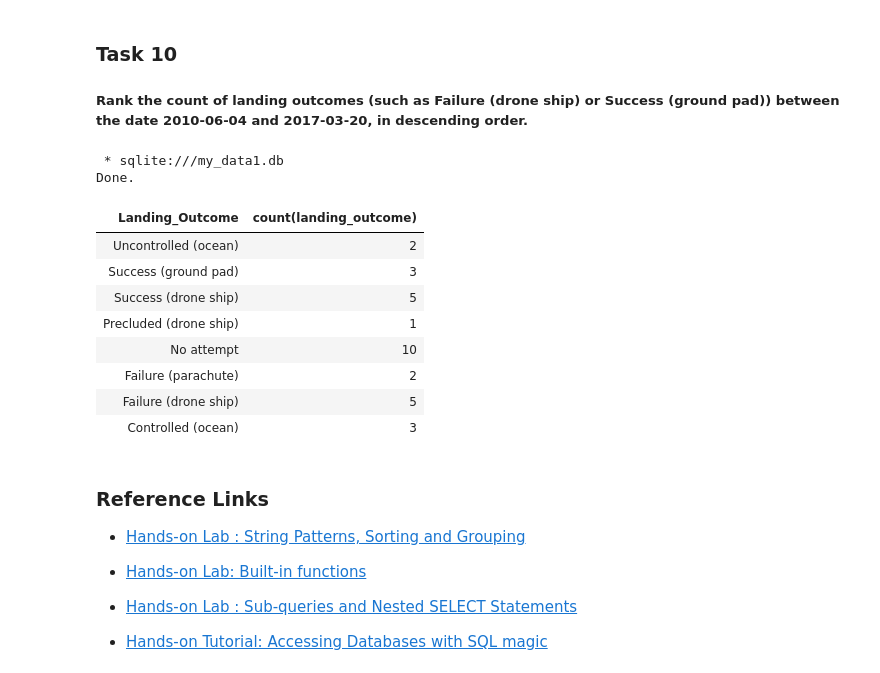
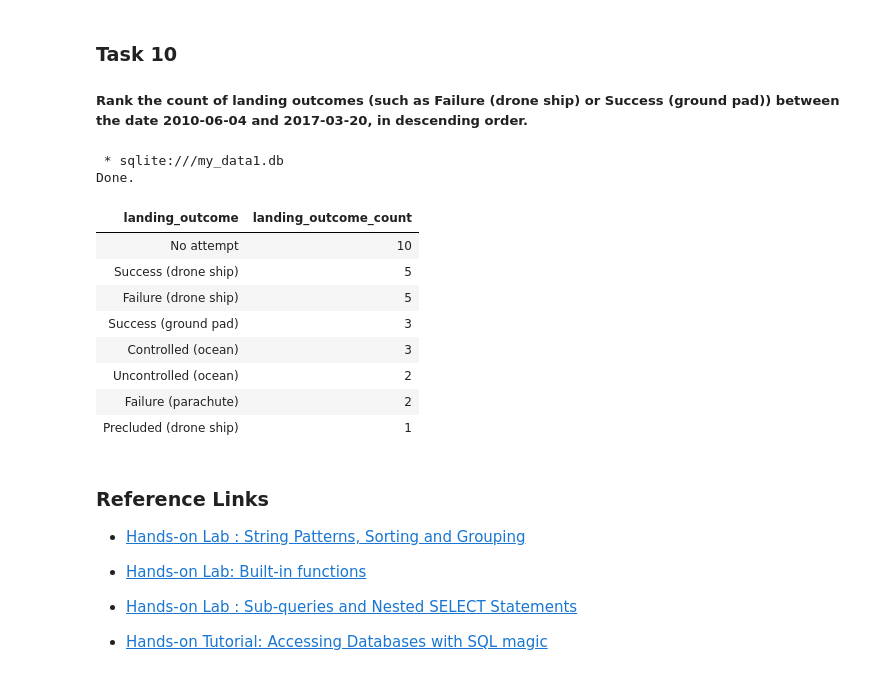
Before and after one commit to SruthiHareram16/SpaceY, a Jupyter notebook: jupyter-labs-eda-sql-coursera_sqllite.ipynb, the cells around one changed output. Saved outputs shown, nothing was run; the diff lists cells and outputs as text; code cells hidden in the pictures.

```diff
--- a/jupyter-labs-eda-sql-coursera_sqllite.ipynb
+++ b/jupyter-labs-eda-sql-coursera_sqllite.ipynb
@@ -326,19 +336,24 @@ Done.
 
 ##### Rank the count of landing outcomes (such as Failure (drone ship) or Success (ground pad)) between the date 2010-06-04 and 2017-03-20, in descending order.
 # %%
-%sql select distinct landing_outcome, count(landing_outcome) from spacextable where date between '2010-06-04' and '2017-03-20' group by landing_outcome Order by landing_outcome desc
+%%sql
+    select distinct landing_outcome as landing_outcome , count(landing_outcome) as landing_outcome_count
+    from spacextable
+    where date between '2010-06-04' and '2017-03-20'
+    group by landing_outcome
+    Order by landing_outcome_count desc
 # %% [output]
  * sqlite:///my_data1.db
 Done.
-| Landing_Outcome | count(landing_outcome) |
+| landing_outcome | landing_outcome_count |
+| No attempt | 10 |
+| Success (drone ship) | 5 |
+| Failure (drone ship) | 5 |
+| Success (ground pad) | 3 |
+| Controlled (ocean) | 3 |
 | Uncontrolled (ocean) | 2 |
-| Success (ground pad) | 3 |
-| Success (drone ship) | 5 |
+| Failure (parachute) | 2 |
 | Precluded (drone ship) | 1 |
-| No attempt | 10 |
-| Failure (parachute) | 2 |
-| Failure (drone ship) | 5 |
-| Controlled (ocean) | 3 |
 # %% [markdown]
 ### Reference Links
 
```
Also changed, not shown: parts of 6 cells of this notebook.
